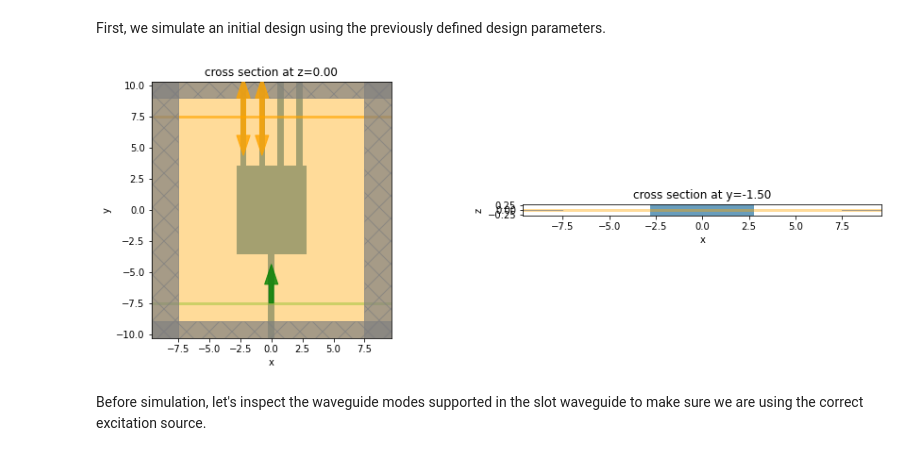
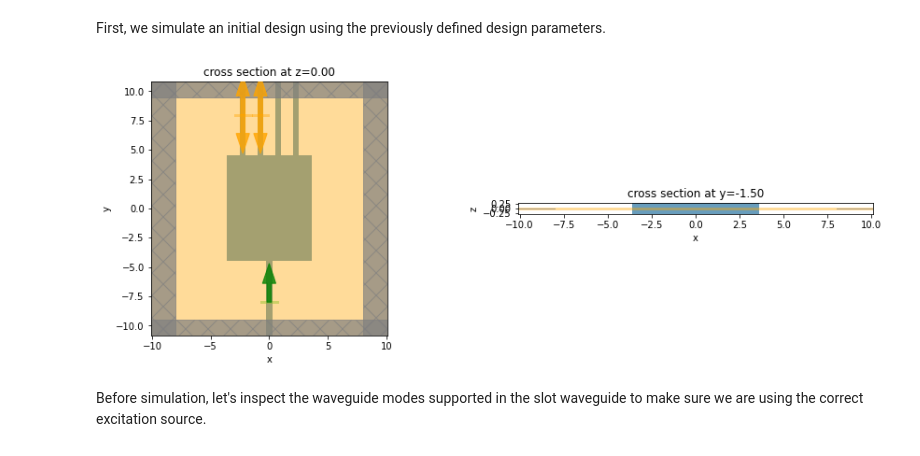
Before and after one commit to flexcompute-readthedocs/tidy3d-docs, a Jupyter notebook: docs/source/notebooks/AdjointPlugin_4_Optimize_MMI.ipynb, the cells around one changed output. Drawn from its saved outputs; the diff is of its cells as text; code cells hidden in the pictures.

```diff
--- a/docs/source/notebooks/AdjointPlugin_4_Optimize_MMI.ipynb
+++ b/docs/source/notebooks/AdjointPlugin_4_Optimize_MMI.ipynb
@@ -37,10 +37,10 @@ Define initial design parameters and wrap simulation setup in a function. The ar
 # W_MMI0 = 5.5 #width of the MMI section
 # L_MMI0 = 11.0  #length of the MMI section
 
-W_MMI0 = 7.0  # width of the MMI section
-L_MMI0 = 9.0  # length of the MMI section
+W_MMI0 = 8.0  # width of the MMI section
+L_MMI0 = 10.0  # length of the MMI section
 
-wg_width =  0.5
+wg_width = 0.5
 wg_spc = 1.0
 
 lda0 = 1.55   #central wavelength
@@ -94,7 +94,7 @@ def make_sim(L_MMI=L_MMI0, W_MMI=W_MMI0):
     #add a mode source for excitation
     mode_source = td.ModeSource(
         center=(0, -Ly/2 + buffer_y/3, 0),
-        size=(td.inf, 0, td.inf),
+        size=mode_size,
         source_time = td.GaussianPulse(
             freq0=freq0,
             fwidth=freq0/10),
@@ -104,15 +104,15 @@ def make_sim(L_MMI=L_MMI0, W_MMI=W_MMI0):
 
     #add two mode monitor to monitor the mode profiles at output waveguides
     mode_monitor1 = td.ModeMonitor(
-        center = (xs[0],Ly/2 -buffer_y/3,0),
-        size = (td.inf, 0, td.inf),
+        center = (xs[0], Ly/2 -buffer_y/3,0),
+        size = mode_size,
         freqs = freqs,
         mode_spec=mode_spec,
         name='mode1')
 
     mode_monitor2 = td.ModeMonitor(
         center = (xs[1],Ly/2-buffer_y/3,0),
-        size = (td.inf, 0, td.inf),
+        size = mode_size,
         freqs = freqs,
         mode_spec=mode_spec,
         name='mode2')
@@ -145,11 +145,11 @@ def make_sim(L_MMI=L_MMI0, W_MMI=W_MMI0):
 First, we simulate an initial design using the previously defined design parameters.
 # %%
 f, (ax1, ax2) = plt.subplots(1, 2, figsize=(15, 5))
-sim = make_sim(L_MMI0*0.8, W_MMI0*0.8)
+sim = make_sim(L_MMI0*0.9, W_MMI0*0.9)
 sim.plot(z=0, ax=ax1)
 sim.plot(y=-buffer_y/3, ax=ax2)
 # %% [output]
-[figure, old version]
+[figure, new version]
 # %% [markdown]
 Before simulation, let's inspect the waveguide modes supported in the slot waveguide to make sure we are using the correct excitation source.
 # %%
```
Also changed, not shown: parts of 16 cells of this notebook, 3 other files.
